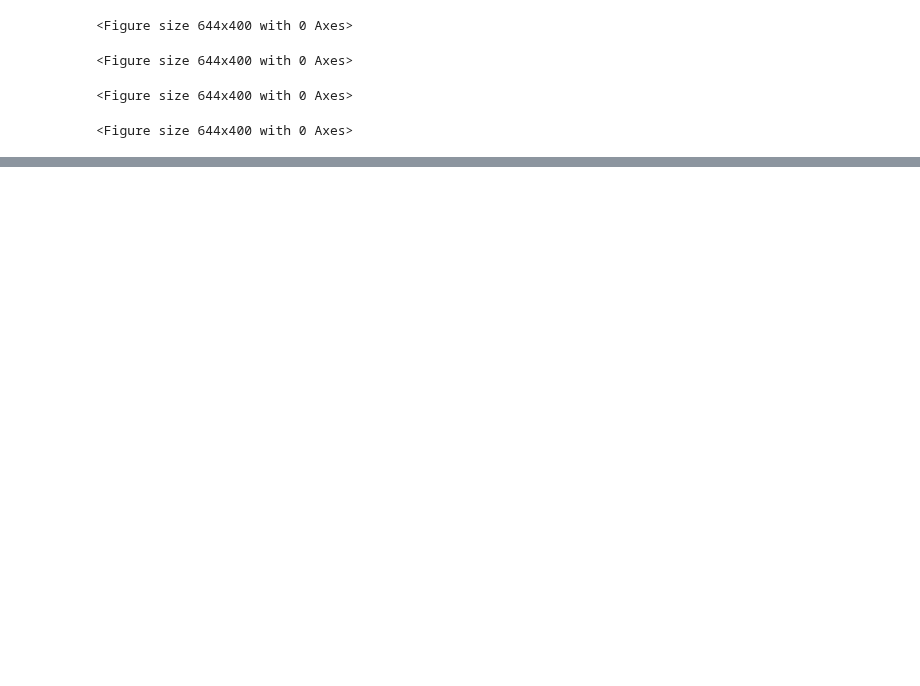
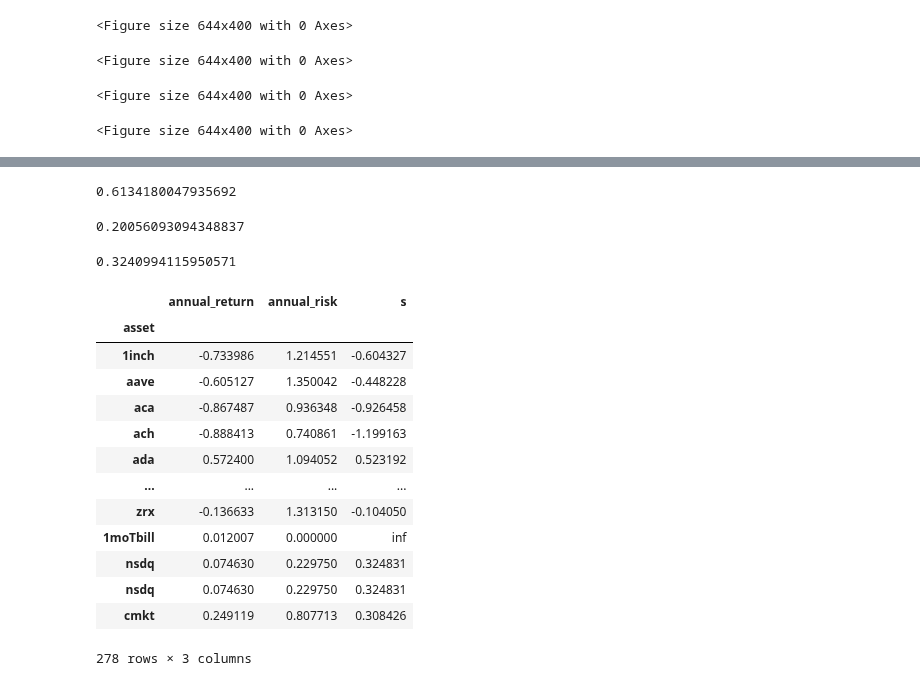
Before and after one commit to adambaybutt/crypto_asset_pricing, a Jupyter notebook: code/8-descriptive_stats.ipynb, the cells around one changed output, grey strips where cells are left out. Drawn from its saved outputs; the diff is of its cells as text; code cells hidden in the pictures; blank space fills up the shorter version.

```diff
--- a/code/8-descriptive_stats.ipynb
+++ b/code/8-descriptive_stats.ipynb
@@ -804,0 +904,12 @@ if __name__ == "__main__":
+# %%
+d_annual_ret / d_sd
+# %% [output]
+0.6134180047935692
+# %%
+d_annual_ret
+# %% [output]
+0.20056093094348837
+# %%
+d_sd
+# %% [output]
+0.3240994115950571
@@ -804,0 +918,17 @@ if __name__ == "__main__":
+# %%
+r_df
+# %% [output]
+|  | annual_return | annual_risk | s |
+| asset |  |  |  |
+| 1inch | -0.733986 | 1.214551 | -0.604327 |
+| aave | -0.605127 | 1.350042 | -0.448228 |
+| aca | -0.867487 | 0.936348 | -0.926458 |
+| ach | -0.888413 | 0.740861 | -1.199163 |
+| ada | 0.572400 | 1.094052 | 0.523192 |
+| ... | ... | ... | ... |
+| zrx | -0.136633 | 1.313150 | -0.104050 |
+| 1moTbill | 0.012007 | 0.000000 | inf |
+| nsdq | 0.074630 | 0.229750 | 0.324831 |
+| nsdq | 0.074630 | 0.229750 | 0.324831 |
+| cmkt | 0.249119 | 0.807713 | 0.308426 |
+278 rows × 3 columns
```
Also changed, not shown: parts of 11 cells of this notebook, 1 other file.
